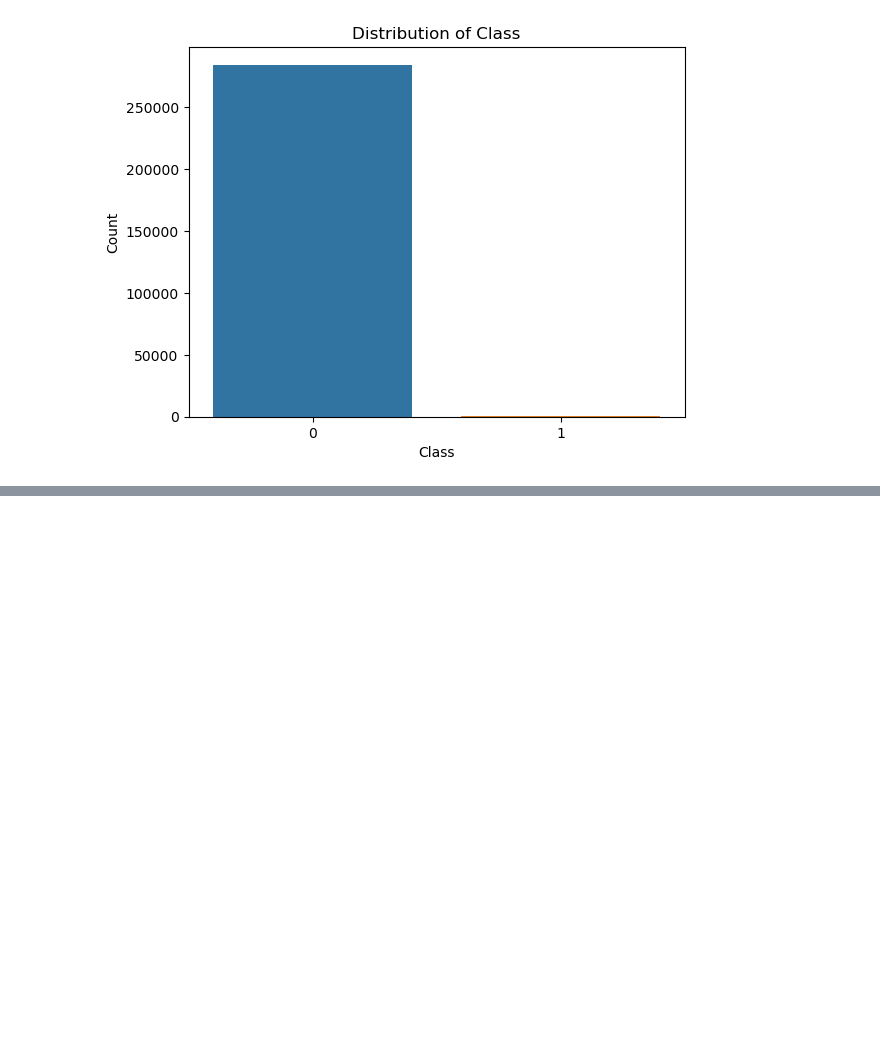
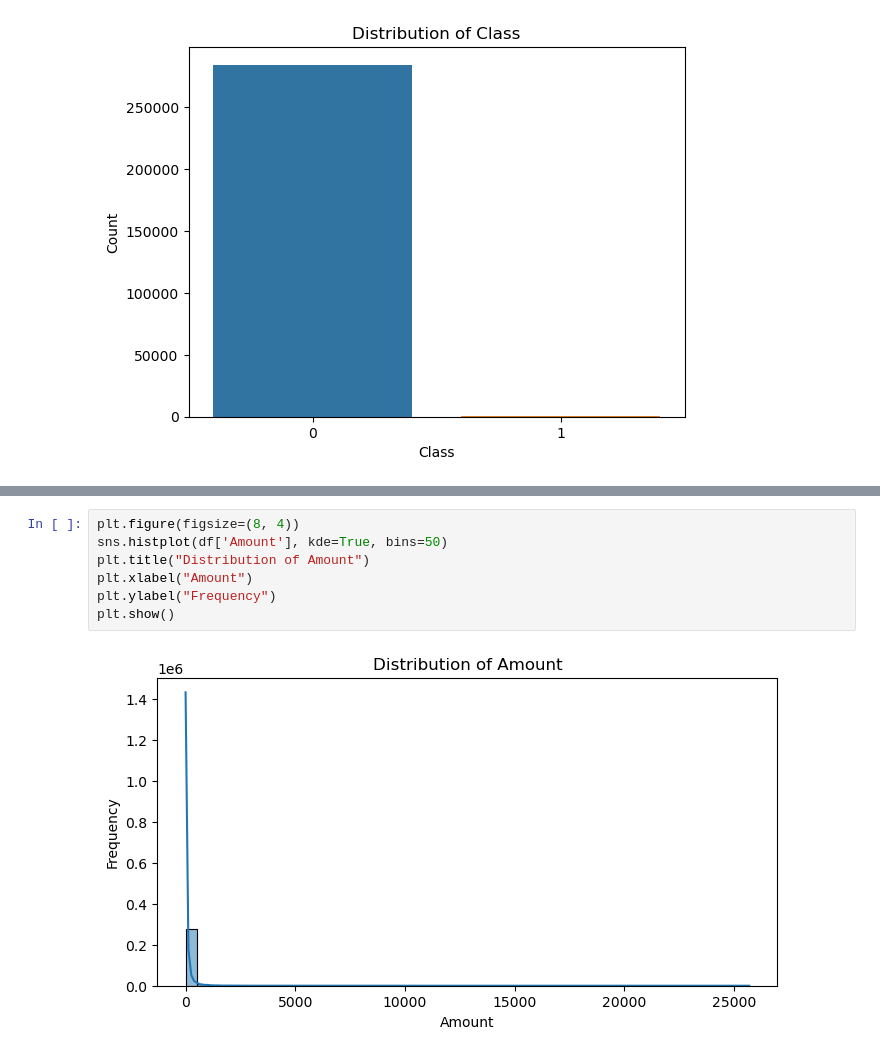
Before and after one commit to GawaleDhanshri/Credit-Card-Fraud-Detection, a Jupyter notebook: Credit Card Fraud Detection.ipynb, the cells around one changed output, grey strips where cells are left out. Drawn from its saved outputs; the diff is of its cells as text; blank space fills up the shorter version.

```diff
--- a/Credit Card Fraud Detection.ipynb
+++ b/Credit Card Fraud Detection.ipynb
@@ -119,0 +129,9 @@ plt.show()
+# %%
+plt.figure(figsize=(8, 4))
+sns.histplot(df['Amount'], kde=True, bins=50)
+plt.title("Distribution of Amount")
+plt.xlabel("Amount")
+plt.ylabel("Frequency")
+plt.show()
+# %% [output]
+[figure, added]
```
Also changed, not shown: parts of 3 cells of this notebook.
